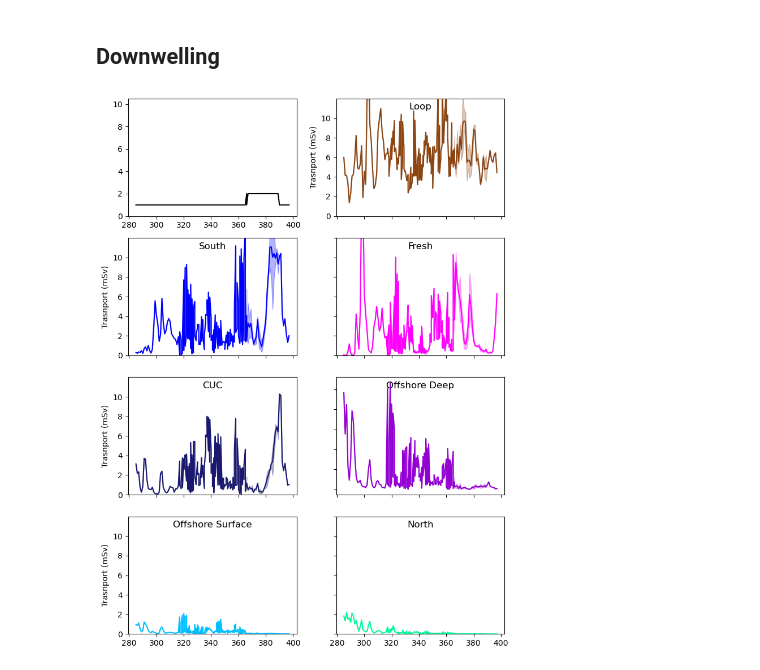
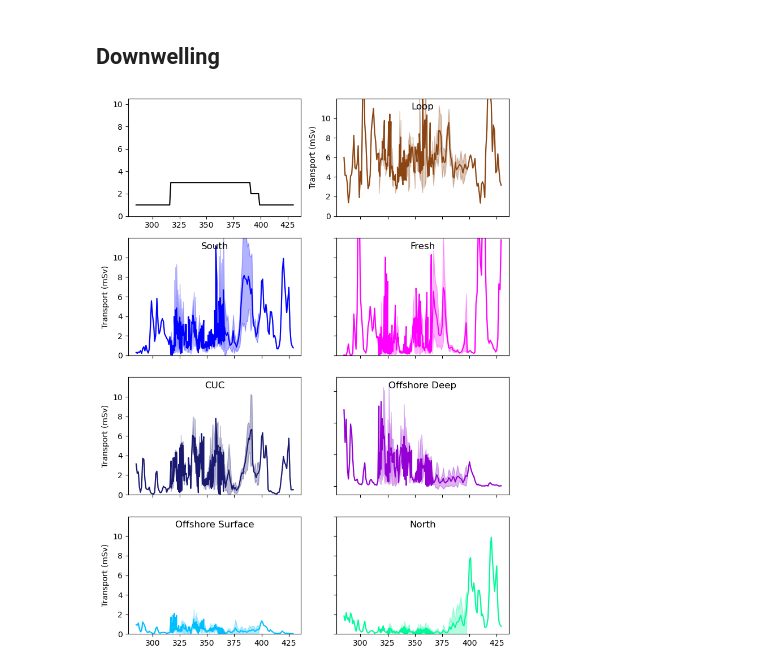
Before and after one commit to rbeutel/LO_user, a Jupyter notebook: ariane/quant_dynamics.ipynb, the cells around one changed output. Cells and saved outputs as stored; diff of their text form; code cells hidden in the pictures.

```diff
--- a/ariane/quant_dynamics.ipynb
+++ b/ariane/quant_dynamics.ipynb
@@ -208,3 +220,16 @@ loop = transport_df([loop21,loop22], startday, length,[2021,2022])
+# %%
+# number of similations overallaping in a julianne day
+# can't do it the same way as in upwelling bc downwelling too erratic
+jsta = [date.timetuple().tm_yday for date in startday]
+jend =[date.timetuple().tm_yday + 365 for date in endday]
+
+counts = np.zeros(np.max(jend)-np.min(jsta)+1)
+jul = (np.arange(np.min(jsta),np.max(jend)+1))
+
+for i in range(len(counts)):
+    for j in range(len(jsta)):
+        if jul[i] >= jsta[j] and jul[i] <= jend[j]:
+            counts[i]+=1
 # %%
 fresh.sort_values(by="yearday")
 south.sort_values(by="yearday")
@@ -231,11 +256,6 @@ cuc.sort_values(by="yearday",inplace=True)
 offshore_d.sort_values(by="yearday",inplace=True)
 offshore_s.sort_values(by="yearday",inplace=True)
 loop.sort_values(by="yearday",inplace=True)
-# %%
-# Add a count column to track the number of transport columns with data
-# doing this with loop flow bc there will always be loop flow
-transport_columns = [col for col in loop.columns if col.startswith('transport_')]
-loop['count'] = loop[transport_columns].notna().sum(axis=1)
 # %%
 ymax=120000
 
@@ -244,17 +264,18 @@ fig, ax = plt.subplots(4,2, figsize=(7.5,10))
 for axs in [ax[0,1],ax[1,0],ax[2,0],ax[3,0]]:
     axs.set_yticks([0,20000,40000,60000,80000,100000])
     axs.set_yticklabels(['0','2','4','6','8','10'])
-    axs.set_ylabel('Trasnport (mSv)')
+    axs.set_ylabel('Transport (mSv)')
 
 # count of the number of summers with this date in the range
-ax[0,0].plot(loop.yearday,loop['count'],'k')
+ax[0,0].plot(jul,counts,'k')
 ax[0,0].set_ylim([0,10.5])
 
 # loop flow
-ax[0,1].plot(loop.yearday,np.nanmean([loop.transport_2021,loop.transport_2022],axis=0),'saddlebrown')
+data = [loop.transport_2013, loop.transport_2020,loop.transport_2021]
+ax[0,1].plot(loop.yearday,np.nanmean(data,axis=0),'saddlebrown')
 ax[0,1].fill_between(loop.yearday,
-                        np.nanmean([loop.transport_2021,loop.transport_2022],axis=0)+np.nanstd([loop.transport_2021,loop.transport_2022],axis=0),
-                        np.nanmean([loop.transport_2021,loop.transport_2022],axis=0)-np.nanstd([loop.transport_2021,loop.transport_2022],axis=0),
+                        np.nanmean(data,axis=0)+np.nanstd(data,axis=0),
+                        np.nanmean(data,axis=0)-np.nanstd(data,axis=0),
                         color='saddlebrown',alpha=0.3)
 ax[0,1].set_xticklabels([])
 ax[0,1].set_ylim([0,ymax])
@@ -262,10 +283,11 @@ ax[0,1].set_title('Loop',y=1,pad=-14)
 
 # south shelf flow
 # ax[1,0].plot(dates,mean_south)
-ax[1,0].plot(south.yearday,np.nanmean([south.transport_2021,south.transport_2022],axis=0),'b')
+data = [south.transport_2013, south.transport_2020,south.transport_2021]
+ax[1,0].plot(south.yearday,np.nanmean(data,axis=0),'b')
 ax[1,0].fill_between(south.yearday,
-                        np.nanmean([south.transport_2021,south.transport_2022],axis=0)+np.nanstd([south.transport_2021,south.transport_2022],axis=0),
-                        np.nanmean([south.transport_2021,south.transport_2022],axis=0)-np.nanstd([south.transport_2021,south.transport_2022],axis=0),
+                        np.nanmean(data,axis=0)+np.nanstd(data,axis=0),
+                        np.nanmean(data,axis=0)-np.nanstd(data,axis=0),
                         color='b',alpha=0.3)
 ax[1,0].set_xticklabels([])
 ax[1,0].set_ylim([0,ymax])
@@ -274,10 +296,11 @@ ax[1,0].set_title('South',y=1,pad=-14)
 
 # fresh flow
 # ax[1,1].plot(dates,mean_fresh)
-ax[1,1].plot(fresh.yearday,np.nanmean([fresh.transport_2021,fresh.transport_2022],axis=0),'magenta')
+data = [fresh.transport_2013, fresh.transport_2020,fresh.transport_2021]
+ax[1,1].plot(fresh.yearday,np.nanmean(data,axis=0),'magenta')
 ax[1,1].fill_between(fresh.yearday,
-                        np.nanmean([fresh.transport_2021,fresh.transport_2022],axis=0)+np.nanstd([fresh.transport_2021,fresh.transport_2022],axis=0),
-                        np.nanmean([fresh.transport_2021,fresh.transport_2022],axis=0)-np.nanstd([fresh.transport_2021,fresh.transport_2022],axis=0),
+                        np.nanmean(data,axis=0)+np.nanstd(data,axis=0),
+                        np.nanmean(data,axis=0)-np.nanstd(data,axis=0),
                         color='magenta',alpha=0.3)
 ax[1,1].set_yticklabels([])
 ax[1,1].set_xticklabels([])
@@ -285,50 +308,54 @@ ax[1,1].set_ylim([0,ymax])
 ax[1,1].set_title('Fresh',y=1,pad=-14)
 
 # cuc flow
-ax[2,0].plot(cuc.yearday,np.nanmean([cuc.transport_2021,cuc.transport_2022],axis=0),'midnightblue')
+data = [cuc.transport_2013, cuc.transport_2020,cuc.transport_2021]
+ax[2,0].plot(cuc.yearday,np.nanmean(data,axis=0),'midnightblue')
 ax[2,0].fill_between(cuc.yearday,
-                        np.nanmean([cuc.transport_2021,cuc.transport_2022],axis=0)+np.nanstd([cuc.transport_2021,cuc.transport_2022],axis=0),
-                        np.nanmean([cuc.transport_2021,cuc.transport_2022],axis=0)-np.nanstd([cuc.transport_2021,cuc.transport_2022],axis=0),
+                        np.nanmean(data,axis=0)+np.nanstd(data,axis=0),
+                        np.nanmean(data,axis=0)-np.nanstd(data,axis=0),
                         color='midnightblue',alpha=0.3)
 ax[2,0].set_xticklabels([])
 ax[2,0].set_ylim([0,ymax])
 ax[2,0].set_title('CUC',y=1,pad=-14)
 
 # offshore deep flow
-ax[2,1].plot(offshore_d.yearday,np.nanmean([offshore_d.transport_2021,offshore_d.transport_2022],axis=0),'darkviolet')
+data = [offshore_d.transport_2013, offshore_d.transport_2020,offshore_d.transport_2021]
+ax[2,1].plot(offshore_d.yearday,np.nanmean(data,axis=0),'darkviolet')
 ax[2,1].fill_between(offshore_d.yearday,
-                        np.nanmean([offshore_d.transport_2021,offshore_d.transport_2022],axis=0)+np.nanstd([offshore_d.transport_2021,offshore_d.transport_2022],axis=0),
-                        np.nanmean([offshore_d.transport_2021,offshore_d.transport_2022],axis=0)-np.nanstd([offshore_d.transport_2021,offshore_d.transport_2022],axis=0),
+                        np.nanmean(data,axis=0)+np.nanstd(data,axis=0),
+                        np.nanmean(data,axis=0)-np.nanstd(data,axis=0),
                         color='darkviolet',alpha=0.3)
 ax[2,1].set_title('Offshore Deep',y=1,pad=-14)
 ax[2,1].set_yticklabels([])
 ax[2,1].set_xticklabels([])
 
 
 
 # offshore surface flow
-ax[3,0].plot(offshore_s.yearday,np.nanmean([offshore_s.transport_2021,offshore_s.transport_2022],axis=0),'deepskyblue')
+data = [offshore_s.transport_2013, offshore_s.transport_2020,offshore_s.transport_2021]
+ax[3,0].plot(offshore_s.yearday,np.nanmean(data,axis=0),'deepskyblue')
 ax[3,0].fill_between(offshore_s.yearday,
-                        np.nanmean([offshore_s.transport_2021,offshore_s.transport_2022],axis=0)+np.nanstd([offshore_s.transport_2021,offshore_s.transport_2022],axis=0),
-                        np.nanmean([offshore_s.transport_2021,offshore_s.transport_2022],axis=0)-np.nanstd([offshore_s.transport_2021,offshore_s.transport_2022],axis=0),
+                        np.nanmean(data,axis=0)+np.nanstd(data,axis=0),
+                        np.nanmean(data,axis=0)-np.nanstd(data,axis=0),
                         color='deepskyblue',alpha=0.3)
 # ax[3,0].set_xticklabels([])
 ax[3,0].set_ylim([0,ymax])
 ax[3,0].set_title('Offshore Surface',y=1,pad=-14)
 
 
 # north flow
-ax[3,1].plot(north.yearday,np.nanmean([north.transport_2021,north.transport_2022],axis=0),'mediumspringgreen')
+data = [north.transport_2013, north.transport_2020,north.transport_2021]
+ax[3,1].plot(north.yearday,np.nanmean(data,axis=0),'mediumspringgreen')
 ax[3,1].fill_between(north.yearday,
-                        np.nanmean([north.transport_2021,north.transport_2022],axis=0)+np.nanstd([north.transport_2021,north.transport_2022],axis=0),
-                        np.nanmean([north.transport_2021,north.transport_2022],axis=0)-np.nanstd([north.transport_2021,north.transport_2022],axis=0),
+                        np.nanmean(data,axis=0)+np.nanstd(data,axis=0),
+                        np.nanmean(data,axis=0)-np.nanstd(data,axis=0),
                         color='mediumspringgreen',alpha=0.3)
 # ax[3,1].set_xticklabels([])
 ax[3,1].set_ylim([0,ymax])
 ax[3,1].set_title('North',y=1,pad=-14)
 ax[3,1].set_yticklabels([])
 
 
 plt.tight_layout()
 # %% [output]
-[figure, old version]
+[figure, new version]
```
Also changed, not shown: parts of 10 cells of this notebook, 1 other file.
